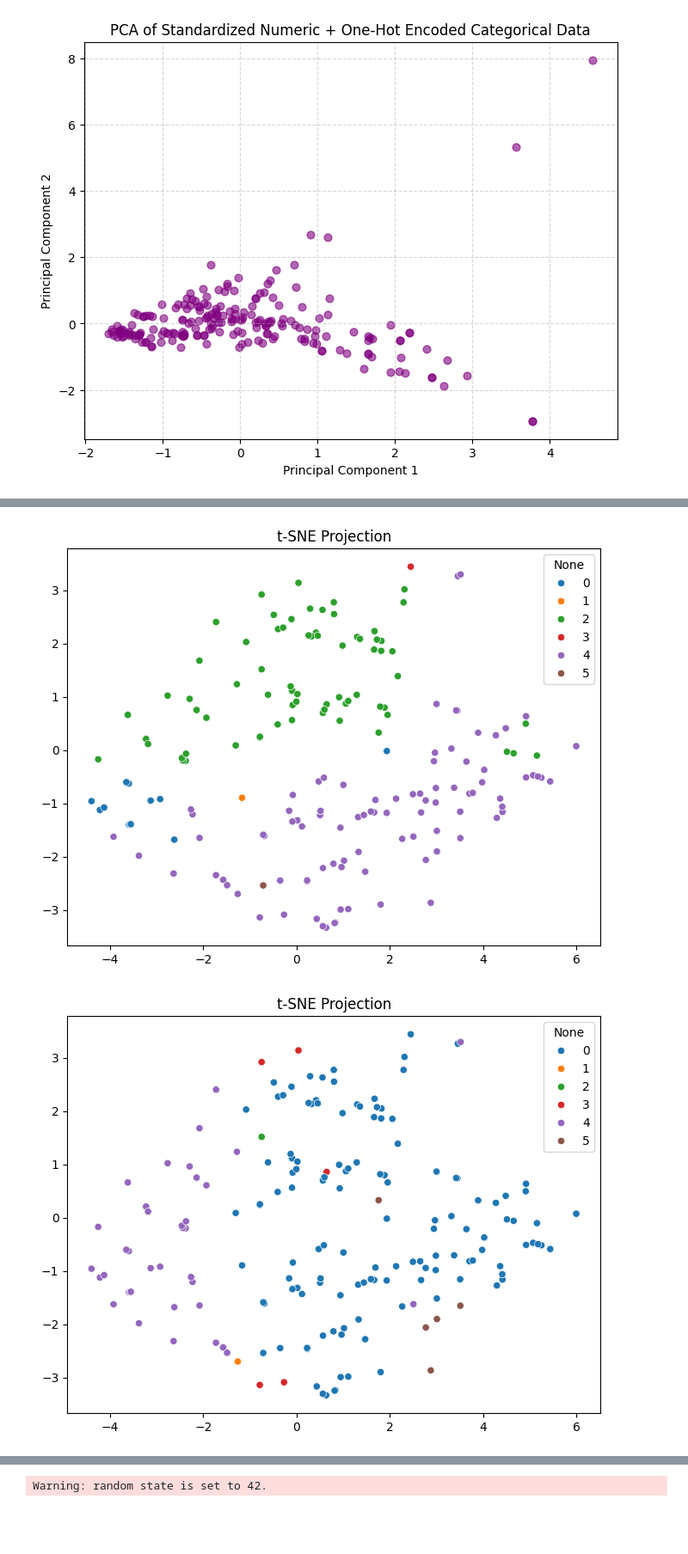
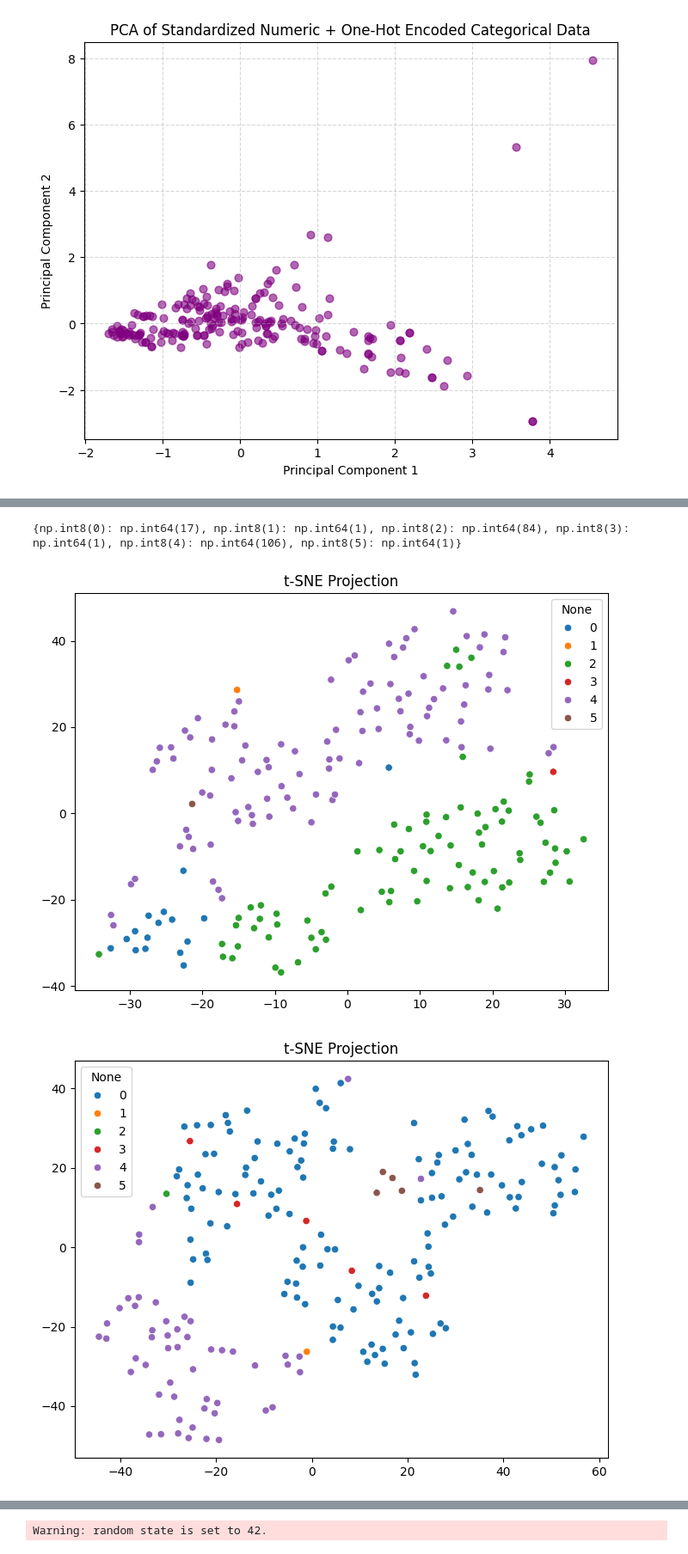
Before and after one commit to alexisannm04/CHE4230-Group-Project, a Jupyter notebook: notebooks/Progress.ipynb, the cells around one changed output, grey strips where cells are left out. Shown at 86% size. Drawn from its saved outputs; the diff is of its cells as text; code cells hidden in the pictures; blank space fills up the shorter version.

```diff
--- a/notebooks/Progress.ipynb
+++ b/notebooks/Progress.ipynb
@@ -219,5 +219,7 @@ plt.show()
 # %%
 y = book_data_raw["form"].astype("category").cat.codes
+unique, counts = np.unique(y, return_counts=True)
+print(dict(zip(unique, counts)))
 
 # Plot
 plt.figure(figsize=(8,6))
@@ -225,17 +227,20 @@ sns.scatterplot(x=X_tsne[:, 0], y=X_tsne[:, 1], hue=y, palette="tab10")
 plt.title("t-SNE Projection")
 plt.show()
 # %% [output]
+{np.int8(0): np.int64(17), np.int8(1): np.int64(1), np.int8(2): np.int64(84), np.int8(3): np.int64(1), np.int8(4): np.int64(106), np.int8(5): np.int64(1)}
-[figure, old version]
+[figure, new version]
 # %%
+tsne = TSNE(n_components=2, perplexity=15, random_state=42)
+X_tsne = tsne.fit_transform(full_matrix)
 y = book_data_raw["Reading age"].astype("category").cat.codes
 
 # Plot
 plt.figure(figsize=(8,6))
 sns.scatterplot(x=X_tsne[:, 0], y=X_tsne[:, 1], hue=y, palette="tab10")
 plt.title("t-SNE Projection")
 plt.show()
 # %% [output]
-[figure, old version]
+[figure, new version]
 # %%
 y = book_data_raw["price range"].astype("category").cat.codes
 
```
Also changed, not shown: parts of 8 cells of this notebook.
